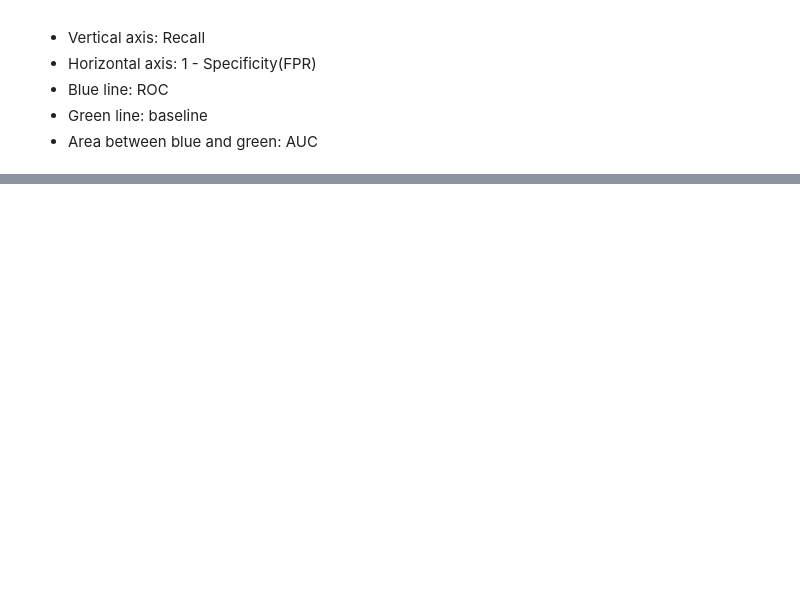
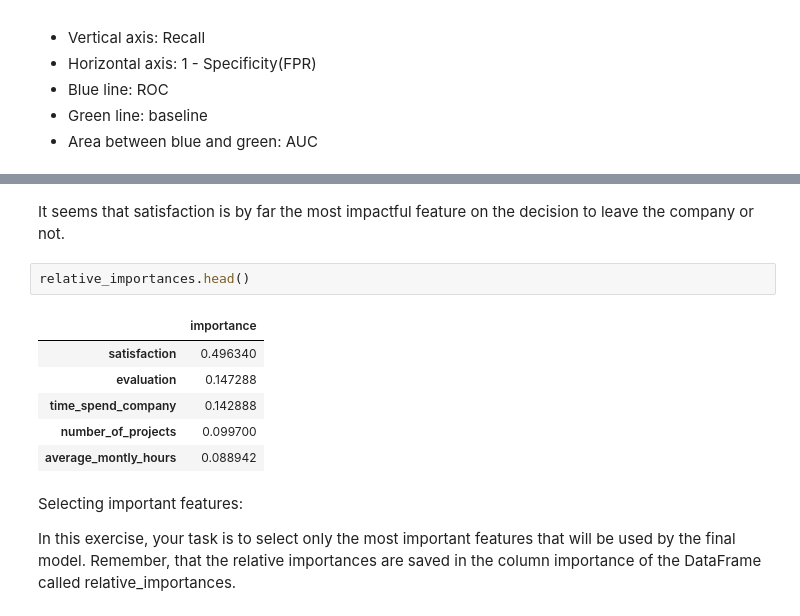
Before and after one commit to sachinkun21/HR-Aanalytics-Predicting-Employe-Churn-Using-Decision-Tree, a Jupyter notebook: HR_Analytics.ipynb, the cells around one changed output, grey strips where cells are left out. Saved outputs shown, nothing was run; the diff lists cells and outputs as text; blank space fills up the shorter version.

```diff
--- a/HR_Analytics.ipynb
+++ b/HR_Analytics.ipynb
@@ -651,0 +796,15 @@ recall_score(y_test, y_pred)
+# %% [markdown]
+It seems that satisfaction is by far the most impactful feature on the decision to leave the company or not.
+# %%
+relative_importances.head()
+# %% [output]
+|  | importance |
+| satisfaction | 0.496340 |
+| evaluation | 0.147288 |
+| time_spend_company | 0.142888 |
+| number_of_projects | 0.099700 |
+| average_montly_hours | 0.088942 |
+# %% [markdown]
+Selecting important features:
+
+In this exercise, your task is to select only the most important features that will be used by the final model. Remember, that the relative importances are saved in the column importance of the DataFrame called relative_importances.
```
Also changed, not shown: parts of 29 cells of this notebook.
